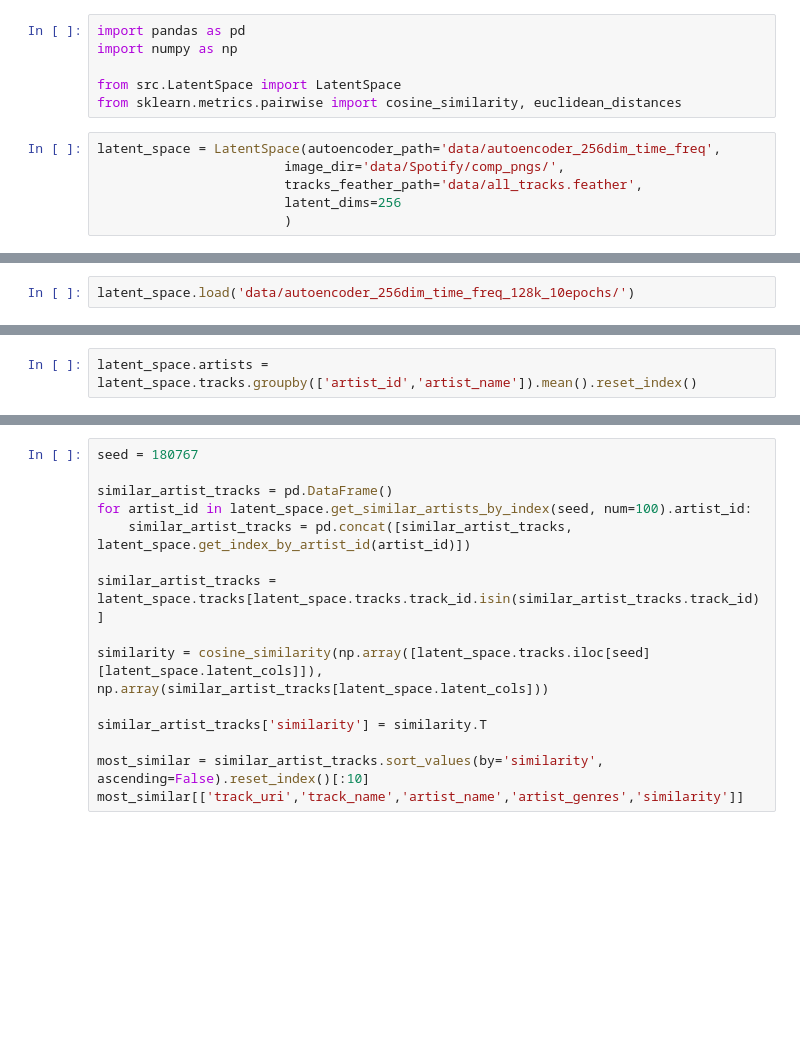
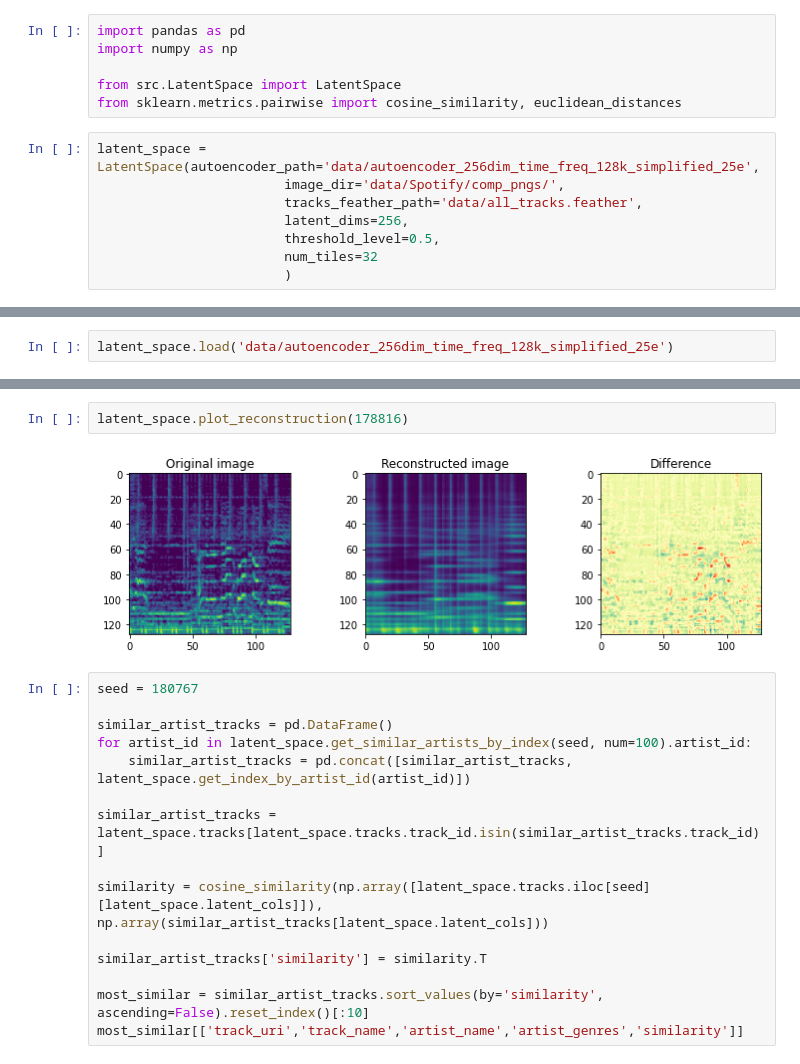
Before and after one commit to rollingstorms/Sound-Content-Music-Recommendation-System, a Jupyter notebook: Exploration and Spotipy.ipynb, the cells around one changed output, grey strips where cells are left out. Drawn from its saved outputs; the diff is of its cells as text; blank space fills up the shorter version.

Commit message:
more latent viz and running models

```diff
--- a/Exploration and Spotipy.ipynb
+++ b/Exploration and Spotipy.ipynb
@@ -5,9 +5,11 @@ import numpy as np
 from src.LatentSpace import LatentSpace
 from sklearn.metrics.pairwise import cosine_similarity, euclidean_distances
 # %%
-latent_space = LatentSpace(autoencoder_path='data/autoencoder_256dim_time_freq',
+latent_space = LatentSpace(autoencoder_path='data/autoencoder_256dim_time_freq_128k_simplified_25e',
                         image_dir='data/Spotify/comp_pngs/',
                         tracks_feather_path='data/all_tracks.feather',
-                        latent_dims=256
+                        latent_dims=256,
+                        threshold_level=0.5,
+                        num_tiles=32
                         )
 # %% [output]
@@ -15,2 +16,0 @@ Found 278326 files for Generator set
-# %%
-latent_space.load('data/autoencoder_256dim_time_freq_128k_10epochs/')
@@ -21,2 +16,0 @@ Loaded genres.
-# %%
-latent_space.artists = latent_space.tracks.groupby(['artist_id','artist_name']).mean().reset_index()
@@ -44,0 +17,2 @@ latent_space.get_similar_tracks_by_index(180767)
+# %%
+latent_space.load('data/autoencoder_256dim_time_freq_128k_simplified_25e')
@@ -45,3 +71,7 @@ latent_space.get_similar_tracks_by_index(180767)
+# %%
+latent_space.plot_reconstruction(178816)
+# %% [output]
+[figure, added]
 # %%
 seed = 180767
 
```
Also changed, not shown: parts of 6 cells of this notebook, 8 other files.
